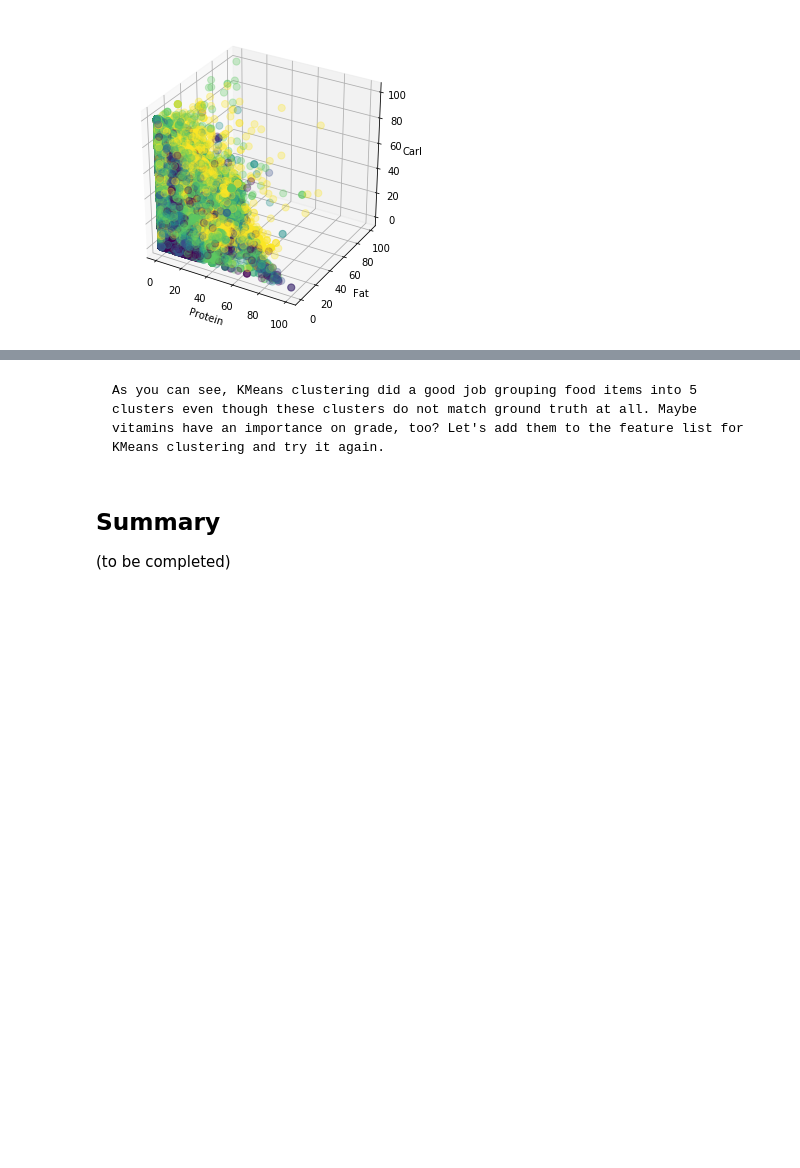
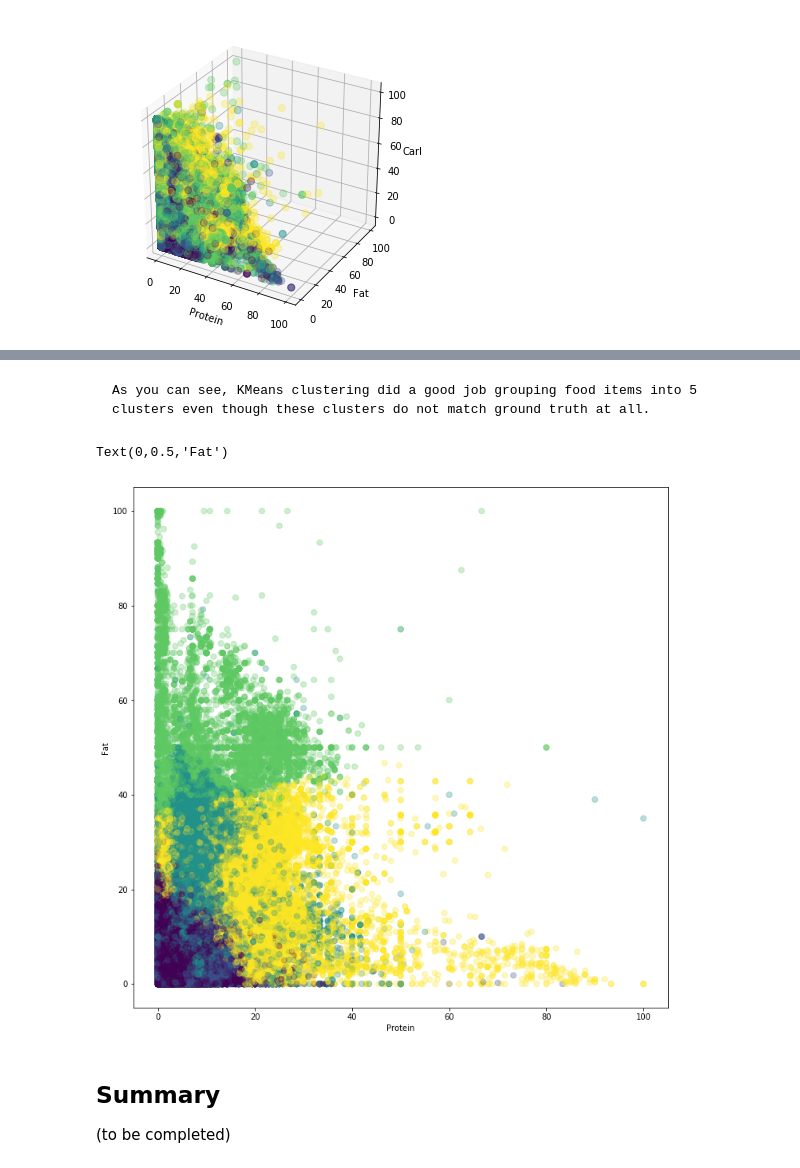
Before and after one commit to ruttario/OpenFoodFacts, a Jupyter notebook: food.ipynb, the cells around one changed output, grey strips where cells are left out. Drawn from its saved outputs; the diff is of its cells as text; code cells hidden in the pictures; blank space fills up the shorter version.

```diff
--- a/food.ipynb
+++ b/food.ipynb
@@ -761,22 +901,23 @@ Text(0.5,0,'Carb')
 # %% [markdown]
-    As you can see, KMeans clustering did a good job grouping food items into 5 clusters even though these clusters do not match ground truth at all. Maybe vitamins have an importance on grade, too? Let's add them to the feature list for KMeans clustering and try it again.
+    As you can see, KMeans clustering did a good job grouping food items into 5 clusters even though these clusters do not match ground truth at all.
-# %%
-# select features for clustering
-features = ['']
-# remove incorrect items with amount of those features greater than 100g
-food_clstr = food[features + ['nutrition_grade_fr']].dropna(how='any')
-food_clstr = food_clstr[    (food_clstr['proteins_100g']<=100)
-                          & (food_clstr['proteins_100g']>=0)
-                          & (food_clstr['fat_100g']<=100)
-                          & (food_clstr['carbohydrates_100g']<=100)]
-
-food_clstr_grade = food_clstr['nutrition_grade_fr'].copy()
-food_clstr_grade[food_clstr_grade == 'a'] = 1
-food_clstr_grade[food_clstr_grade == 'b'] = 2
-food_clstr_grade[food_clstr_grade == 'c'] = 3
-food_clstr_grade[food_clstr_grade == 'd'] = 4
-food_clstr_grade[food_clstr_grade == 'e'] = 5
-# print(food_clstr_grade.unique())
+# %%
+# features.remove('fat_100g')
+kmeans = KMeans(n_clusters=5)
+kmeans.fit(food_clstr[features])
+y_kmeans = kmeans.predict(food_clstr[features])
+# %%
+# plot 3D
+fig = plt.figure(figsize=(12, 12))
+ax1 = fig.add_subplot(111)
+ax1.scatter(xs, ys, c=y_kmeans, s=50, alpha=0.3) #, edgecolors='w')
+ax1.set_xlabel('Protein')
+ax1.set_ylabel('Fat')
+# ax1.set_zlabel('Carb')
+# centers = kmeans.cluster_centers_
+# ax.scatter(centers[:, 0], centers[:, 1], centers[:, 2], c='red', s=200, alpha=0.8)
+# %% [output]
+Text(0,0.5,'Fat')
+[figure, added]
 # %% [markdown]
 ## Summary
 
```
Also changed, not shown: parts of 12 cells of this notebook.
